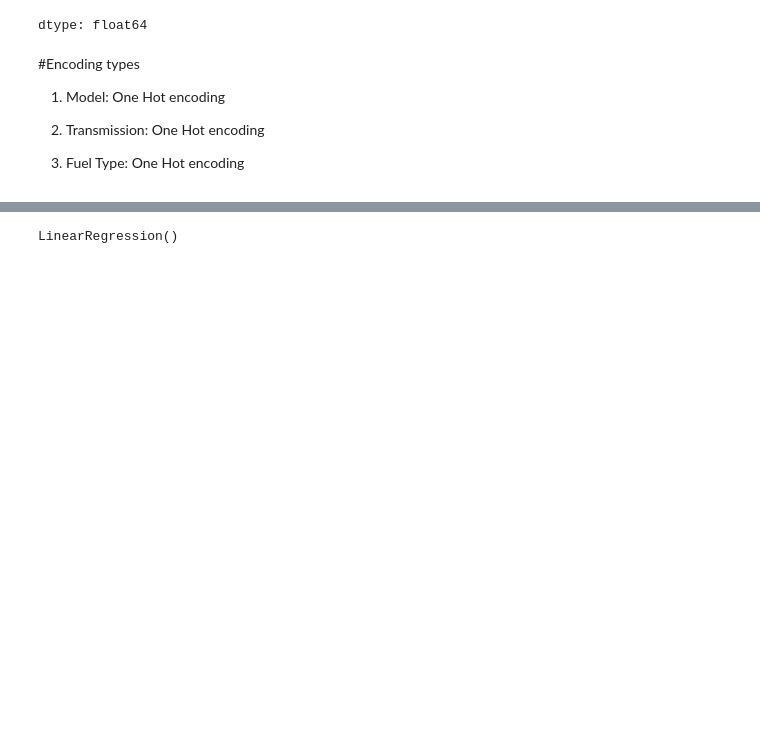
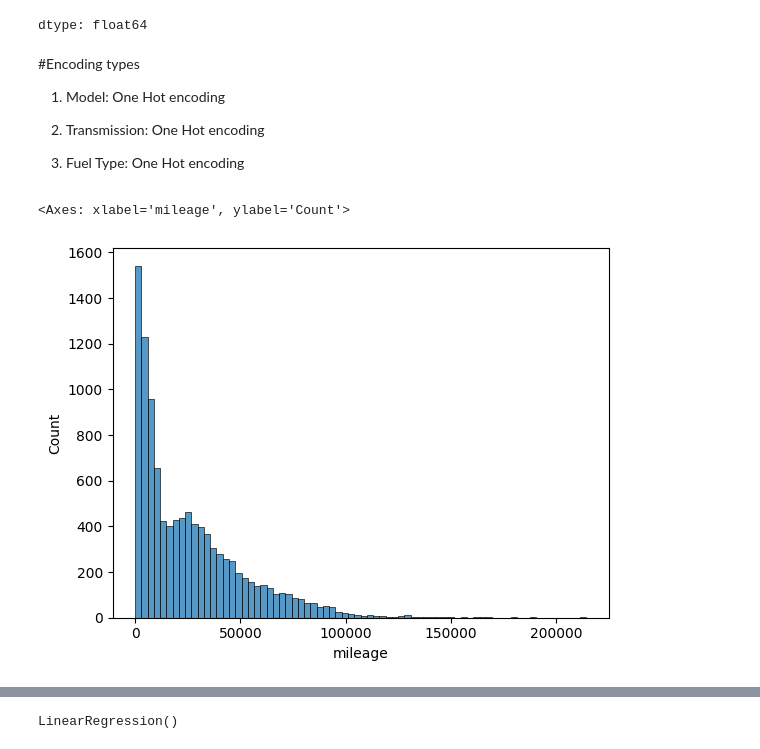
Before and after one commit to rohanwillcode/BMW-Car-Price-Prediction-Model-, a Jupyter notebook: BMW_PRICE_PREDICTION.ipynb, the cells around one changed output, grey strips where cells are left out. Cells and saved outputs as stored; diff of their text form; code cells hidden in the pictures; blank space fills up the shorter version.

```diff
--- a/BMW_PRICE_PREDICTION.ipynb
+++ b/BMW_PRICE_PREDICTION.ipynb
@@ -65,3 +84,5 @@ df.head()
+# %%
+df[['mileage','tax','mpg']]=df[['mileage','tax','mpg']].astype(np.float128)
 # %%
 sns.histplot(x=df['mileage'],kde=True)
 # %% [output]
@@ -301,6 +340,11 @@ X_train,X_test,y_train,y_test= train_test_split(X,y, test_size=0.3,random_state=
 from math import remainder
 from sklearn.preprocessing import OneHotEncoder
 # OneHotEncoder(sparse_output= False, drop='first')
+# %%
+sns.histplot(df['mileage'])
+# %% [output]
+<Axes: xlabel='mileage', ylabel='Count'>
+[figure, added]
 # %%
 from sklearn.compose import ColumnTransformer
 from sklearn.preprocessing import FunctionTransformer
```
Also changed, not shown: parts of 14 cells of this notebook.
